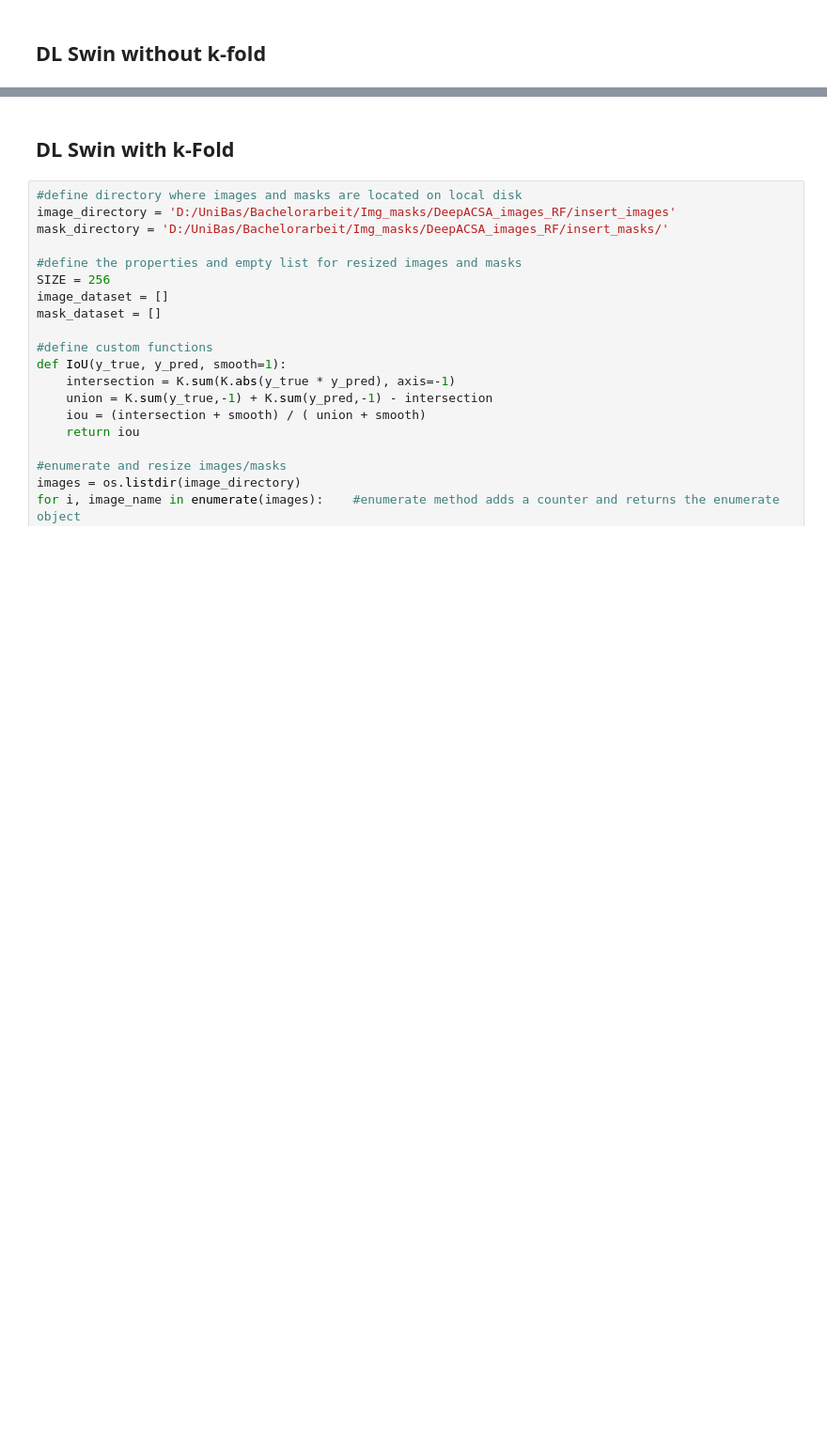
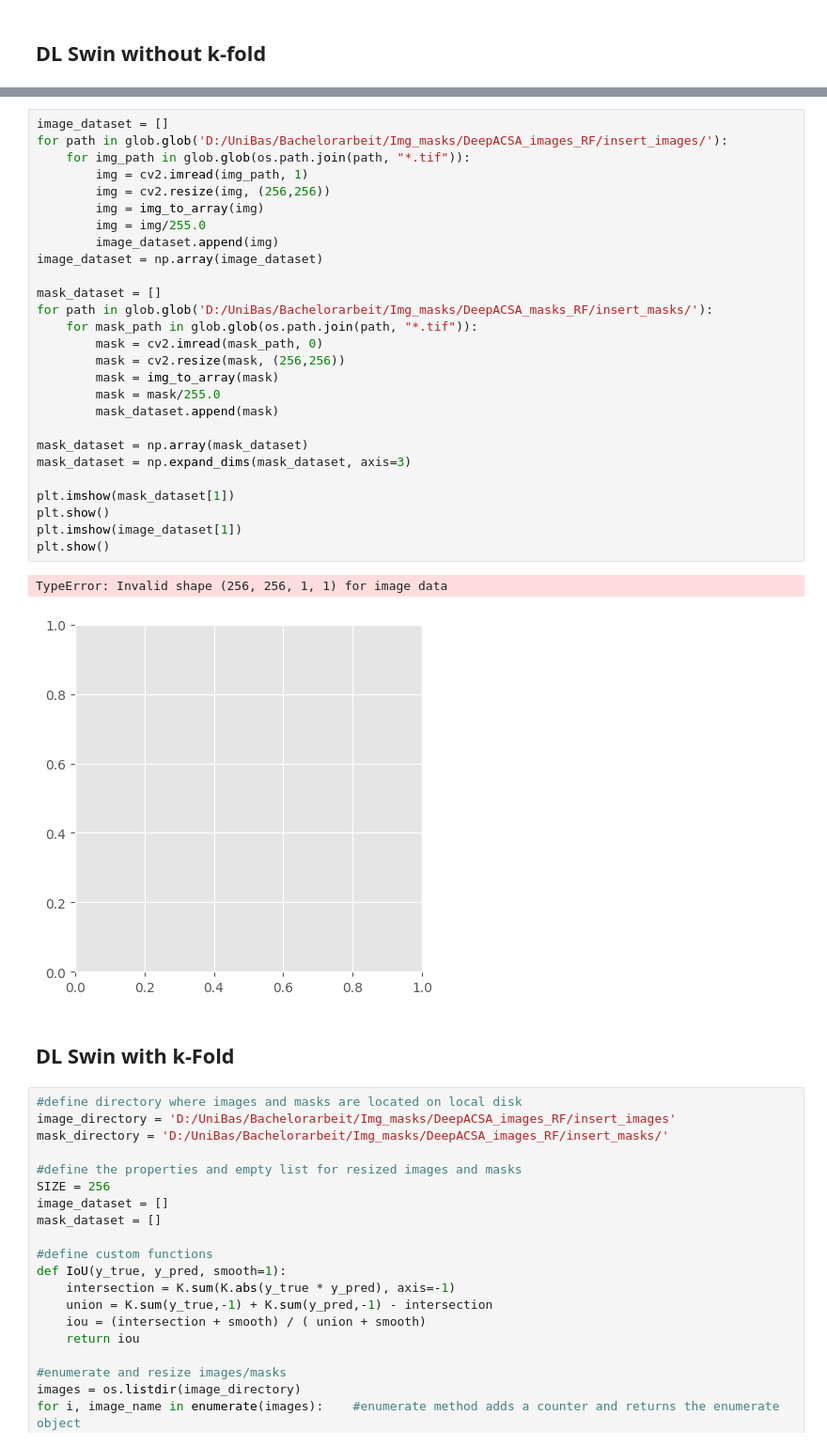
Before and after one commit to NoahMey/NM_DeepACSA, a Jupyter notebook: model_training/DL_k_fold_Swin_unet/DL_Swin.ipynb, the cells around one changed output, grey strips where cells are left out. Shown: that part at 94% size. Cells and saved outputs as stored; diff of their text form; blank space fills up the shorter version.

```diff
--- a/model_training/DL_k_fold_Swin_unet/DL_Swin.ipynb
+++ b/model_training/DL_k_fold_Swin_unet/DL_Swin.ipynb
@@ -126,3 +205,33 @@ R2-Unet fitting time is:  1:38:31.677476
+# %%
+image_dataset = []
+for path in glob.glob('D:/UniBas/Bachelorarbeit/Img_masks/DeepACSA_images_RF/insert_images/'):
+    for img_path in glob.glob(os.path.join(path, "*.tif")):
+        img = cv2.imread(img_path, 1)
+        img = cv2.resize(img, (256,256))
+        img = img_to_array(img)
+        img = img/255.0
+        image_dataset.append(img)
+image_dataset = np.array(image_dataset)
+
+mask_dataset = []
+for path in glob.glob('D:/UniBas/Bachelorarbeit/Img_masks/DeepACSA_masks_RF/insert_masks/'):
+    for mask_path in glob.glob(os.path.join(path, "*.tif")):
+        mask = cv2.imread(mask_path, 0)
+        mask = cv2.resize(mask, (256,256))
+        mask = img_to_array(mask)
+        mask = mask/255.0
+        mask_dataset.append(mask)
+
+mask_dataset = np.array(mask_dataset)
+mask_dataset = np.expand_dims(mask_dataset, axis=3)
+
+plt.imshow(mask_dataset[1])
+plt.show()
+plt.imshow(image_dataset[1])
+plt.show()
+# %% [output]
+TypeError: Invalid shape (256, 256, 1, 1) for image data
+[figure, added]
 # %% [markdown]
 ## DL Swin with k-Fold
 # %%
```
Also changed, not shown: parts of 5 cells of this notebook, 1 other file.
